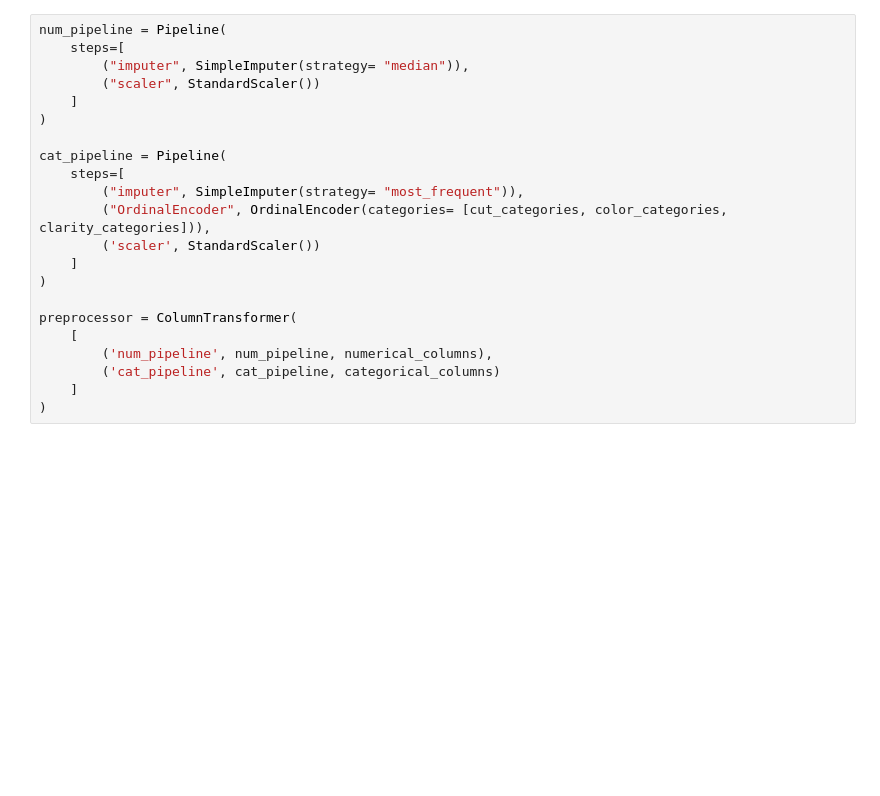
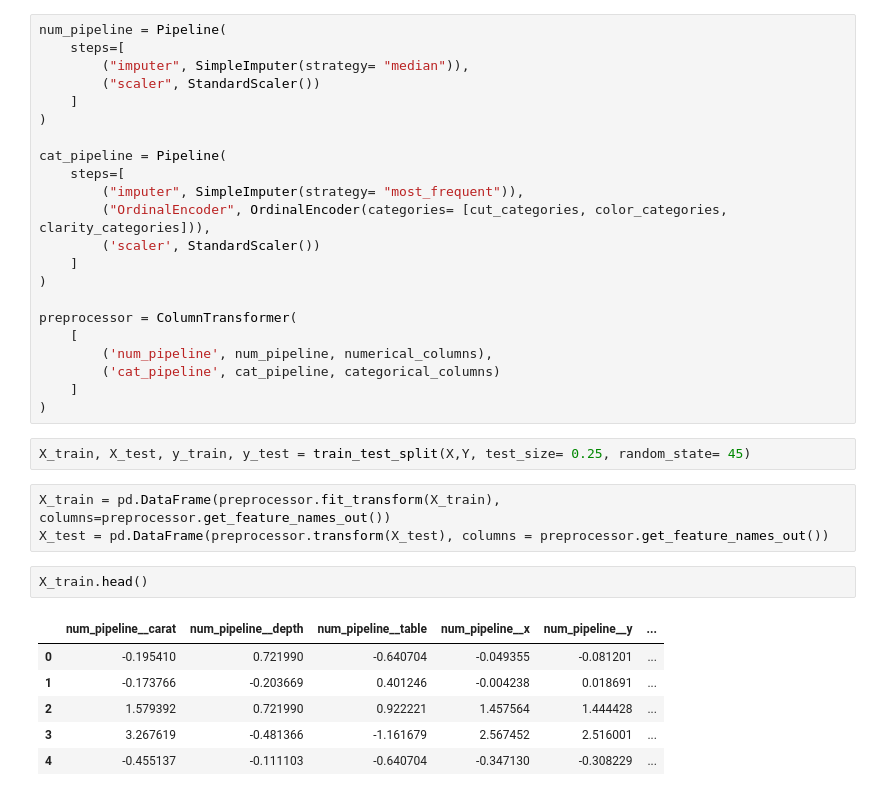
Before and after one commit to Subhraneel77/LiveProjectML, a Jupyter notebook: notebooks/model_training.ipynb, the cells around one changed output. Cells and saved outputs as stored; diff of their text form; blank space fills up the shorter version.

Commit message:
Model Training, Logger and Exception

```diff
--- a/notebooks/model_training.ipynb
+++ b/notebooks/model_training.ipynb
@@ -98,3 +99,17 @@ preprocessor = ColumnTransformer(
         ('cat_pipeline', cat_pipeline, categorical_columns)
     ]
 )
+# %%
+X_train, X_test, y_train, y_test = train_test_split(X,Y, test_size= 0.25, random_state= 45)
+# %%
+X_train = pd.DataFrame(preprocessor.fit_transform(X_train), columns=preprocessor.get_feature_names_out())
+X_test = pd.DataFrame(preprocessor.transform(X_test), columns = preprocessor.get_feature_names_out())
+# %%
+X_train.head()
+# %% [output]
+|  | num_pipeline__carat | num_pipeline__depth | num_pipeline__table | num_pipeline__x | num_pipeline__y | ... |
+| 0 | -0.195410 | 0.721990 | -0.640704 | -0.049355 | -0.081201 | ... |
+| 1 | -0.173766 | -0.203669 | 0.401246 | -0.004238 | 0.018691 | ... |
+| 2 | 1.579392 | 0.721990 | 0.922221 | 1.457564 | 1.444428 | ... |
+| 3 | 3.267619 | -0.481366 | -1.161679 | 2.567452 | 2.516001 | ... |
+| 4 | -0.455137 | -0.111103 | -0.640704 | -0.347130 | -0.308229 | ... |
```
Also changed, not shown: parts of 12 cells of this notebook, 3 other files.
